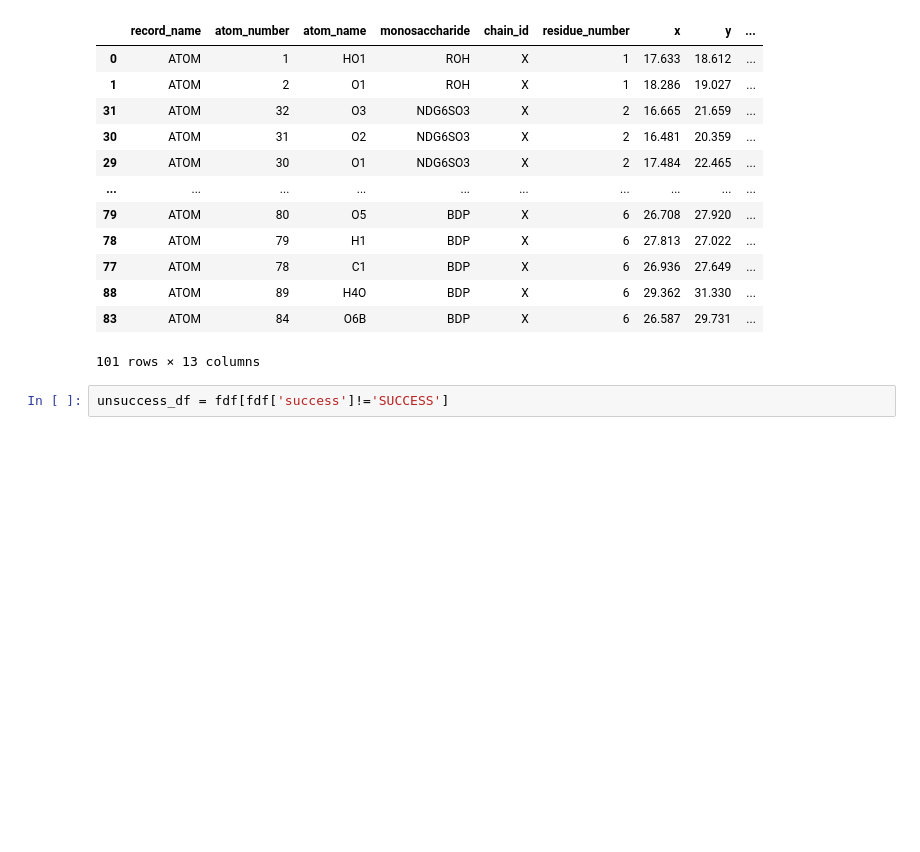
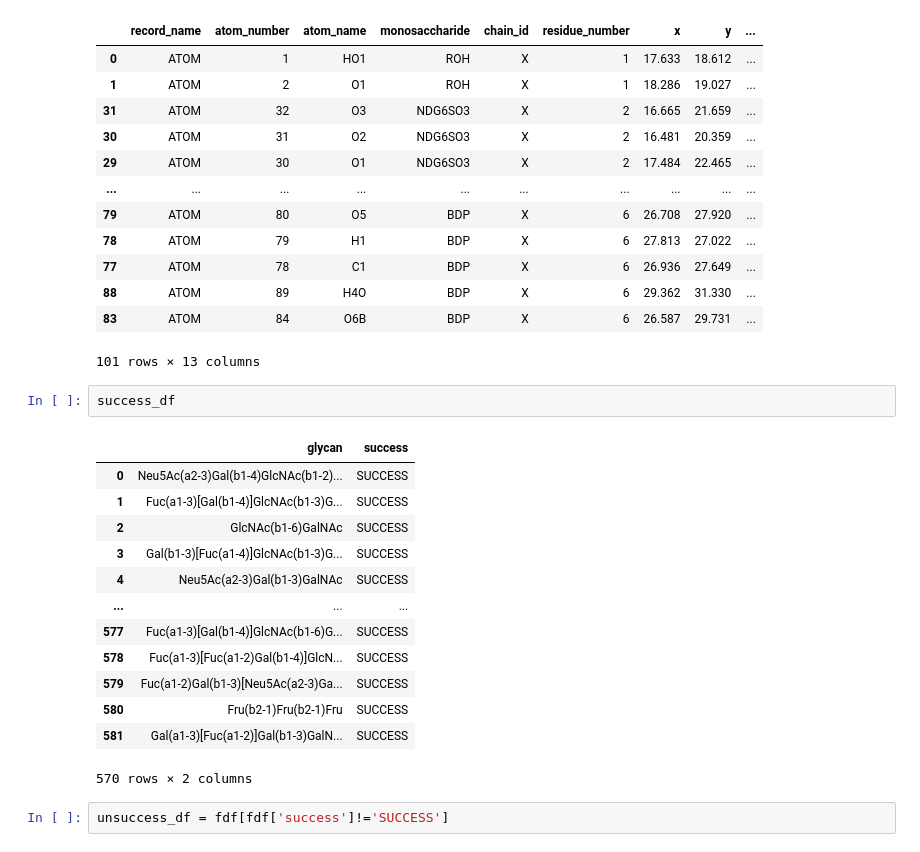
Before and after one commit to lthomes/glycontact, a Jupyter notebook: process_data.ipynb, the cells around one changed output. Saved outputs shown, nothing was run; the diff lists cells and outputs as text; blank space fills up the shorter version.

```diff
--- a/process_data.ipynb
+++ b/process_data.ipynb
@@ -173,6 +172,22 @@ df
 | 88 | ATOM | 89 | H4O | BDP | X | 6 | 29.362 | 31.330 | ... |
 | 83 | ATOM | 84 | O6B | BDP | X | 6 | 26.587 | 29.731 | ... |
 101 rows × 13 columns
+# %%
+success_df
+# %% [output]
+|  | glycan | success |
+| 0 | Neu5Ac(a2-3)Gal(b1-4)GlcNAc(b1-2)... | SUCCESS |
+| 1 | Fuc(a1-3)[Gal(b1-4)]GlcNAc(b1-3)G... | SUCCESS |
+| 2 | GlcNAc(b1-6)GalNAc | SUCCESS |
+| 3 | Gal(b1-3)[Fuc(a1-4)]GlcNAc(b1-3)G... | SUCCESS |
+| 4 | Neu5Ac(a2-3)Gal(b1-3)GalNAc | SUCCESS |
+| ... | ... | ... |
+| 577 | Fuc(a1-3)[Gal(b1-4)]GlcNAc(b1-6)G... | SUCCESS |
+| 578 | Fuc(a1-3)[Fuc(a1-2)Gal(b1-4)]GlcN... | SUCCESS |
+| 579 | Fuc(a1-2)Gal(b1-3)[Neu5Ac(a2-3)Ga... | SUCCESS |
+| 580 | Fru(b2-1)Fru(b2-1)Fru | SUCCESS |
+| 581 | Gal(a1-3)[Fuc(a1-2)]Gal(b1-3)GalN... | SUCCESS |
+570 rows × 2 columns
 # %%
 unsuccess_df = fdf[fdf['success']!='SUCCESS']
 # %%
```
Also changed, not shown: parts of 9 cells of this notebook, 20 other files.
